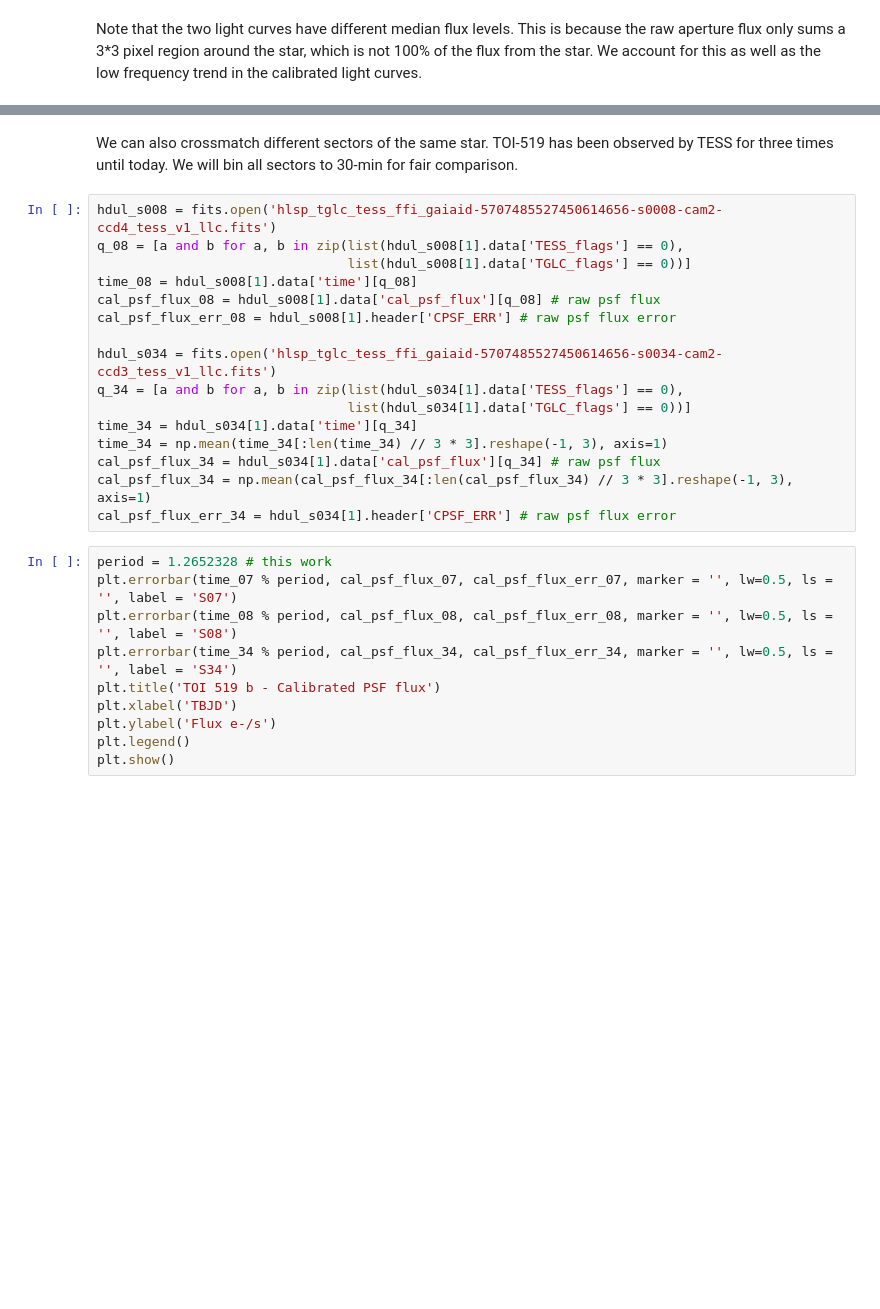
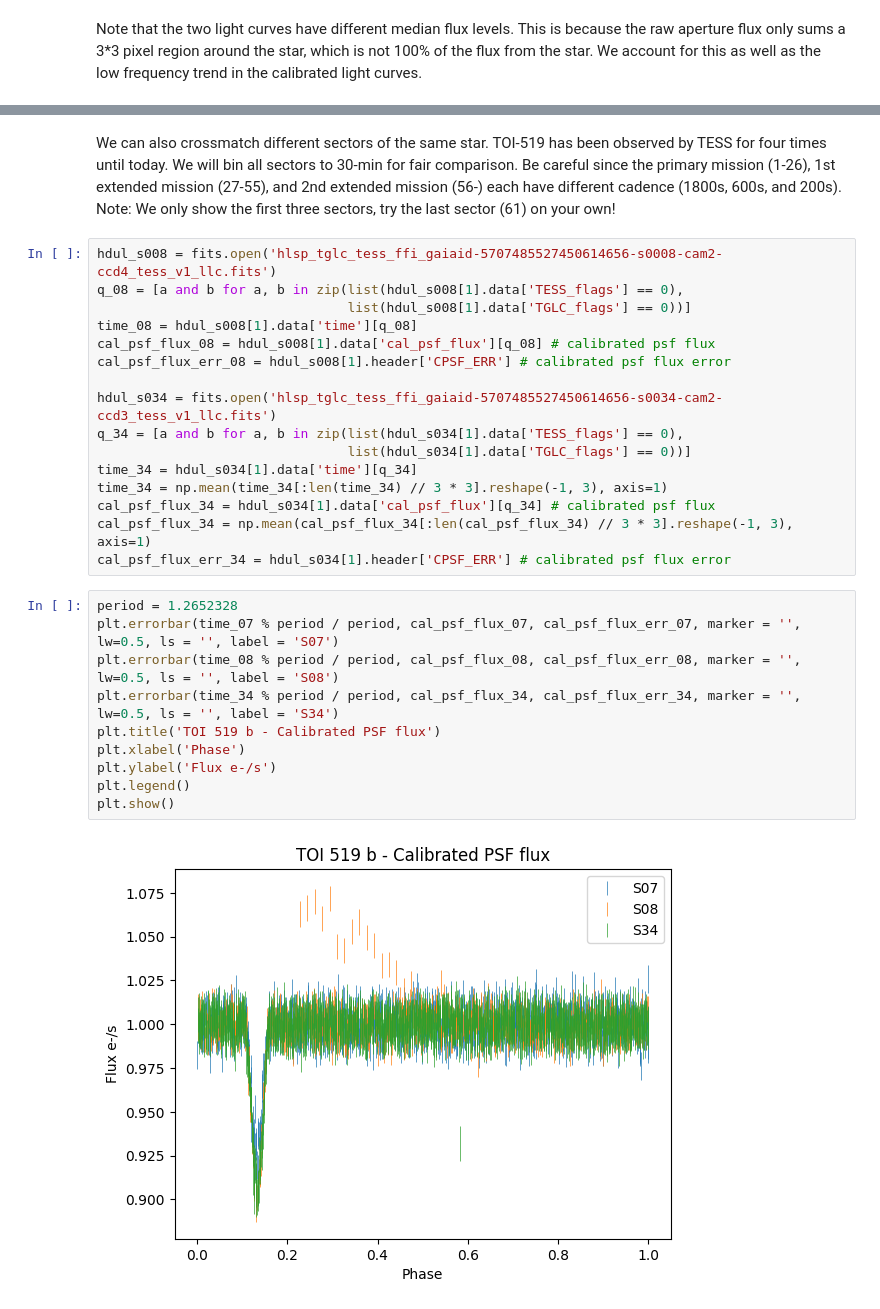
Before and after one commit to TeHanHunter/TESS_Gaia_Light_Curve, a Jupyter notebook: tutorial/TGLC_tutorial.ipynb, the cells around one changed output, grey strips where cells are left out. Saved outputs shown, nothing was run; the diff lists cells and outputs as text; blank space fills up the shorter version.

```diff
--- a/tutorial/TGLC_tutorial.ipynb
+++ b/tutorial/TGLC_tutorial.ipynb
@@ -143,29 +208,31 @@ plt.show()
 # %% [markdown]
-We can also crossmatch different sectors of the same star. TOI-519 has been observed by TESS for three times until today. We will bin all sectors to 30-min for fair comparison.
+We can also crossmatch different sectors of the same star. TOI-519 has been observed by TESS for four times until today. We will bin all sectors to 30-min for fair comparison. Be careful since the primary mission (1-26), 1st extended mission (27-55), and 2nd extended mission (56-) each have different cadence (1800s, 600s, and 200s).  Note: We only show the first three sectors, try the last sector (61) on your own!
 # %%
 hdul_s008 = fits.open('hlsp_tglc_tess_ffi_gaiaid-5707485527450614656-s0008-cam2-ccd4_tess_v1_llc.fits')
 q_08 = [a and b for a, b in zip(list(hdul_s008[1].data['TESS_flags'] == 0),
                                 list(hdul_s008[1].data['TGLC_flags'] == 0))]
 time_08 = hdul_s008[1].data['time'][q_08]
-cal_psf_flux_08 = hdul_s008[1].data['cal_psf_flux'][q_08] # raw psf flux
-cal_psf_flux_err_08 = hdul_s008[1].header['CPSF_ERR'] # raw psf flux error
+cal_psf_flux_08 = hdul_s008[1].data['cal_psf_flux'][q_08] # calibrated psf flux
+cal_psf_flux_err_08 = hdul_s008[1].header['CPSF_ERR'] # calibrated psf flux error
 
 hdul_s034 = fits.open('hlsp_tglc_tess_ffi_gaiaid-5707485527450614656-s0034-cam2-ccd3_tess_v1_llc.fits')
 q_34 = [a and b for a, b in zip(list(hdul_s034[1].data['TESS_flags'] == 0),
                                 list(hdul_s034[1].data['TGLC_flags'] == 0))]
 time_34 = hdul_s034[1].data['time'][q_34]
 time_34 = np.mean(time_34[:len(time_34) // 3 * 3].reshape(-1, 3), axis=1)
-cal_psf_flux_34 = hdul_s034[1].data['cal_psf_flux'][q_34] # raw psf flux
+cal_psf_flux_34 = hdul_s034[1].data['cal_psf_flux'][q_34] # calibrated psf flux
 cal_psf_flux_34 = np.mean(cal_psf_flux_34[:len(cal_psf_flux_34) // 3 * 3].reshape(-1, 3), axis=1)
-cal_psf_flux_err_34 = hdul_s034[1].header['CPSF_ERR'] # raw psf flux error
+cal_psf_flux_err_34 = hdul_s034[1].header['CPSF_ERR'] # calibrated psf flux error
 # %%
-period = 1.2652328 # this work
-plt.errorbar(time_07 % period, cal_psf_flux_07, cal_psf_flux_err_07, marker = '', lw=0.5, ls = '', label = 'S07')
-plt.errorbar(time_08 % period, cal_psf_flux_08, cal_psf_flux_err_08, marker = '', lw=0.5, ls = '', label = 'S08')
-plt.errorbar(time_34 % period, cal_psf_flux_34, cal_psf_flux_err_34, marker = '', lw=0.5, ls = '', label = 'S34')
+period = 1.2652328
+plt.errorbar(time_07 % period / period, cal_psf_flux_07, cal_psf_flux_err_07, marker = '', lw=0.5, ls = '', label = 'S07')
+plt.errorbar(time_08 % period / period, cal_psf_flux_08, cal_psf_flux_err_08, marker = '', lw=0.5, ls = '', label = 'S08')
+plt.errorbar(time_34 % period / period, cal_psf_flux_34, cal_psf_flux_err_34, marker = '', lw=0.5, ls = '', label = 'S34')
 plt.title('TOI 519 b - Calibrated PSF flux')
-plt.xlabel('TBJD')
+plt.xlabel('Phase')
 plt.ylabel('Flux e-/s')
 plt.legend()
 plt.show()
+# %% [output]
+[figure, added]
 # %% [markdown]
```
Also changed, not shown: parts of 17 cells of this notebook, 5 other files.
